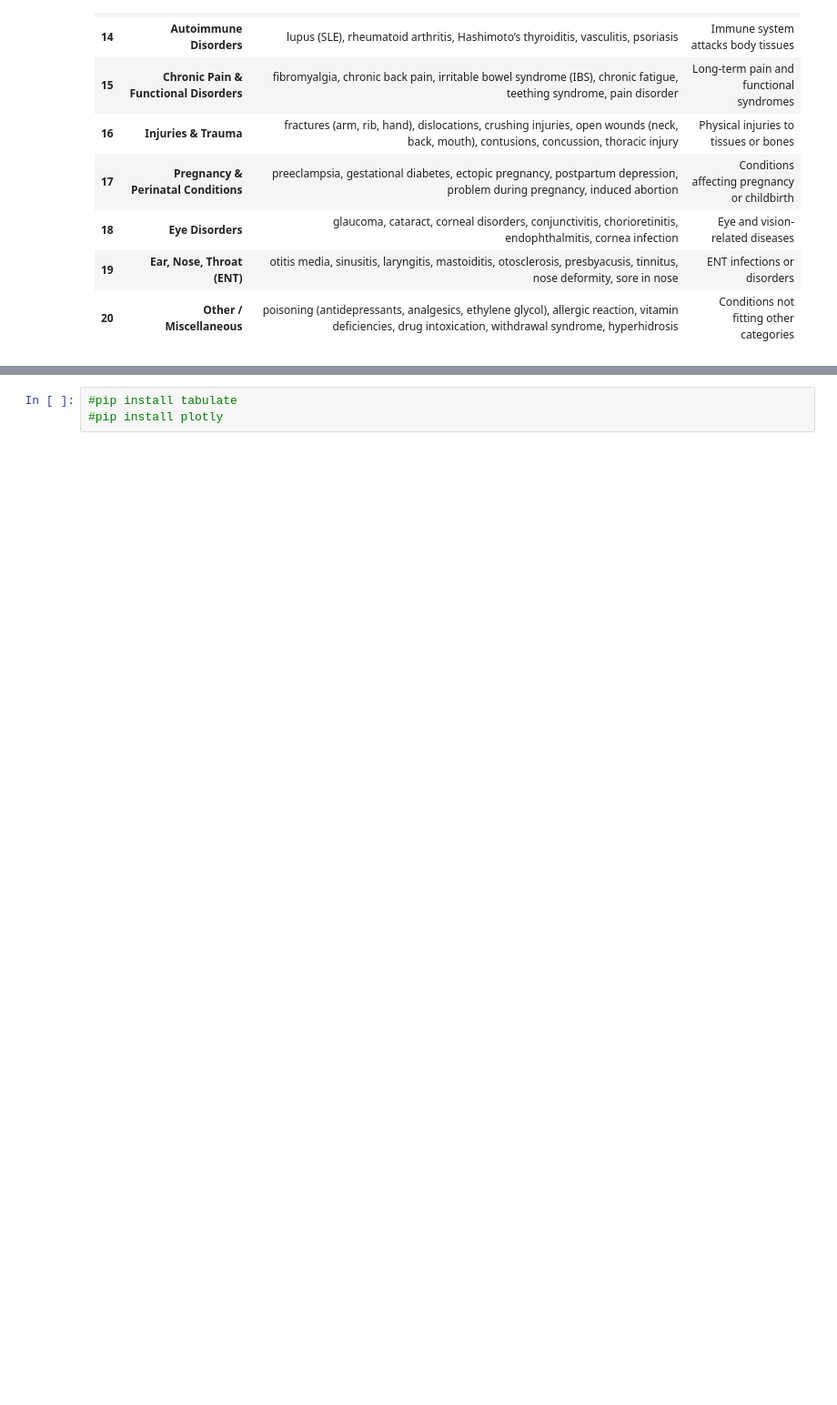
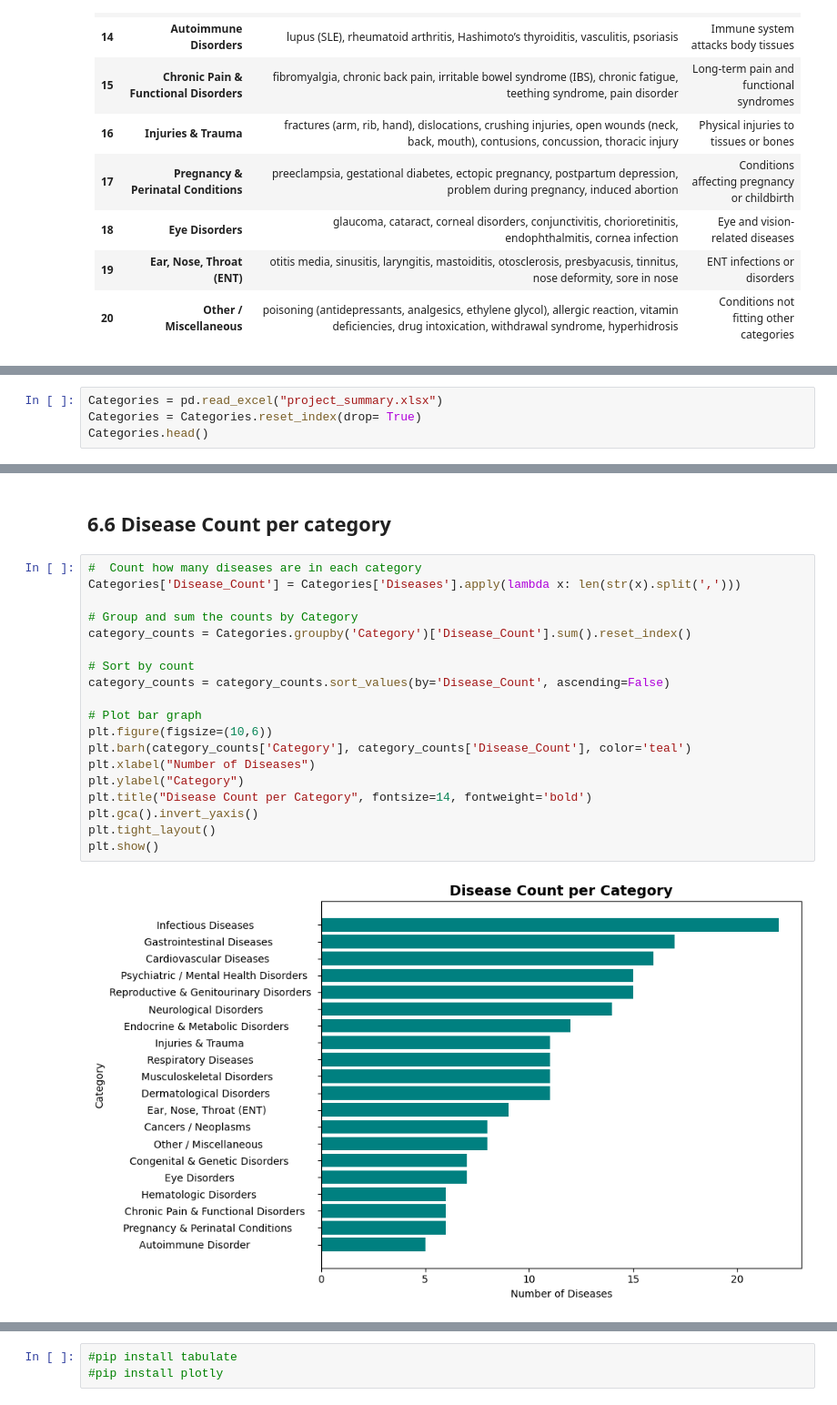
Before and after one commit to Rosette-Matoke/Group7_Capstone_Project, a Jupyter notebook: project (1).ipynb, the cells around one changed output, grey strips where cells are left out. Shown at 91% size. Drawn from its saved outputs; the diff is of its cells as text; blank space fills up the shorter version.

```diff
--- a/project (1).ipynb
+++ b/project (1).ipynb
@@ -432,0 +486,4 @@ df['diseases'].unique().tolist()
+# %%
+Categories = pd.read_excel("project_summary.xlsx")
+Categories = Categories.reset_index(drop= True)
+Categories.head()
@@ -432,0 +497,23 @@ df['diseases'].unique().tolist()
+# %% [markdown]
+## 6.6 Disease Count per category
+# %%
+#  Count how many diseases are in each category
+Categories['Disease_Count'] = Categories['Diseases'].apply(lambda x: len(str(x).split(',')))
+
+# Group and sum the counts by Category
+category_counts = Categories.groupby('Category')['Disease_Count'].sum().reset_index()
+
+# Sort by count
+category_counts = category_counts.sort_values(by='Disease_Count', ascending=False)
+
+# Plot bar graph
+plt.figure(figsize=(10,6))
+plt.barh(category_counts['Category'], category_counts['Disease_Count'], color='teal')
+plt.xlabel("Number of Diseases")
+plt.ylabel("Category")
+plt.title("Disease Count per Category", fontsize=14, fontweight='bold')
+plt.gca().invert_yaxis()
+plt.tight_layout()
+plt.show()
+# %% [output]
+[figure, added]
```
Also changed, not shown: parts of 75 cells of this notebook.
